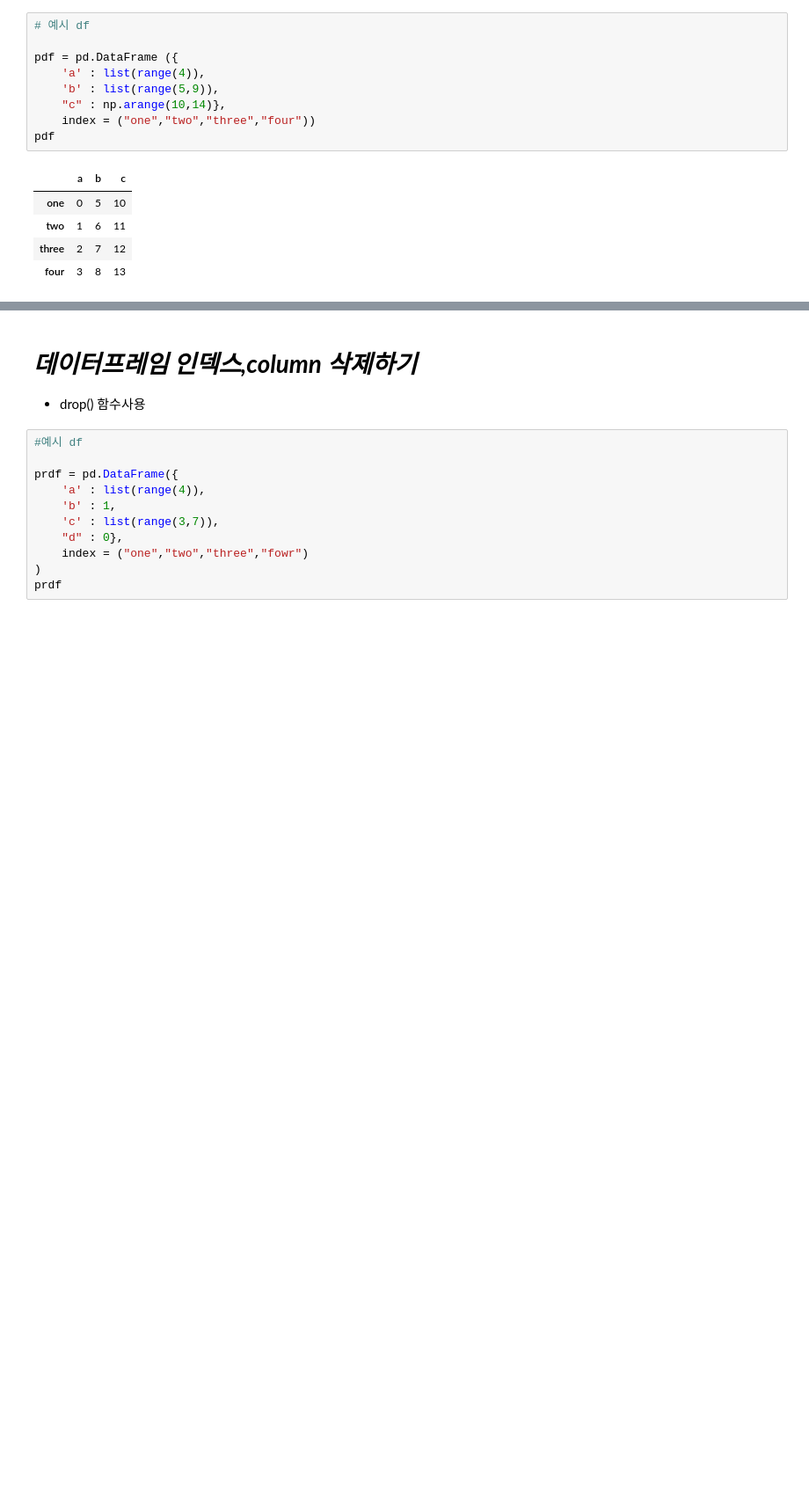
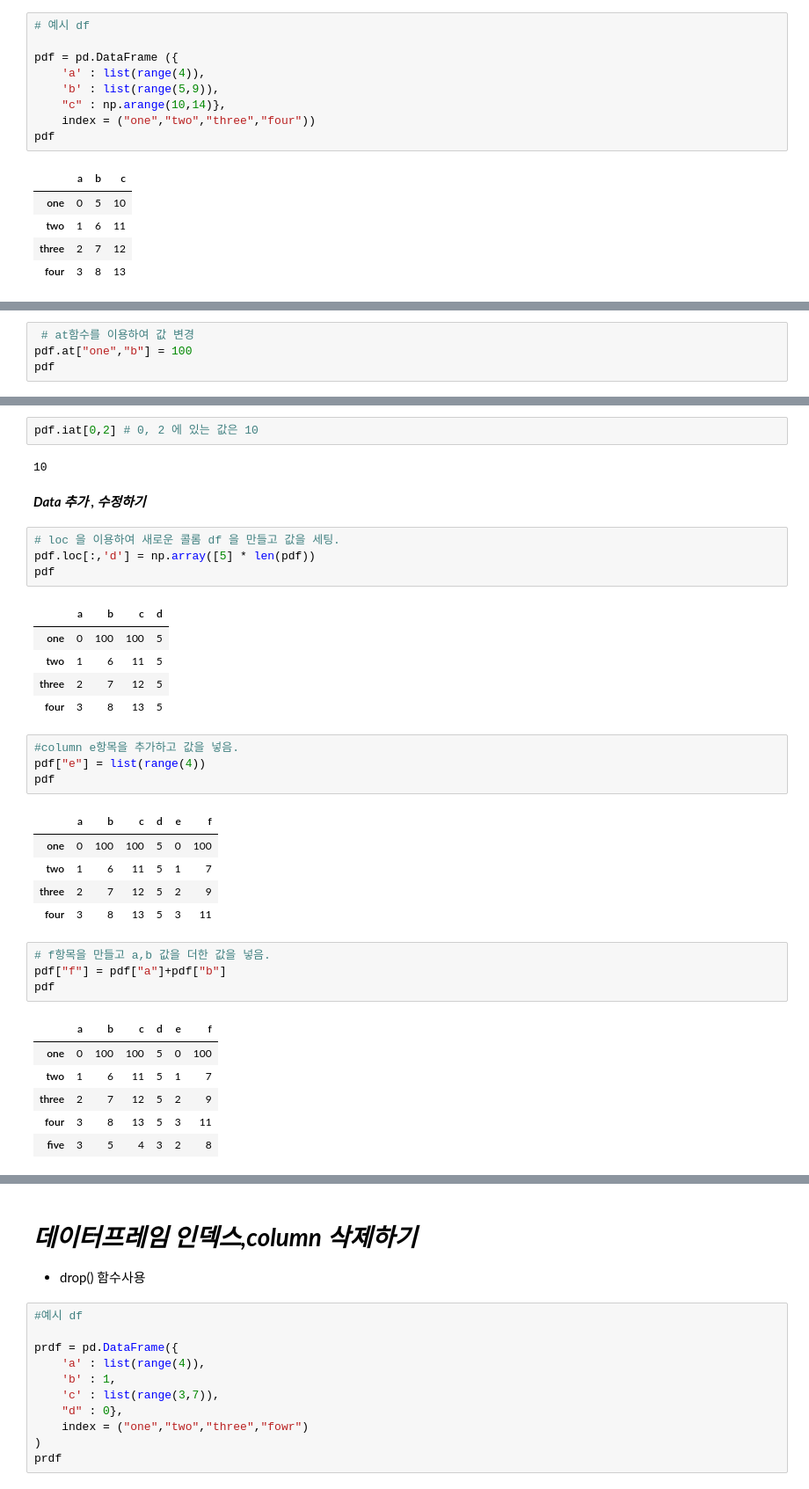
Before and after one commit to rlfwo93/machine-learning, a Jupyter notebook: pandas.ipynb, the cells around one changed output, grey strips where cells are left out. Shown at 88% size. Drawn from its saved outputs; the diff is of its cells as text; blank space fills up the shorter version.

```diff
--- a/pandas.ipynb
+++ b/pandas.ipynb
@@ -344,0 +328,4 @@ pdf
+# %%
+ # at함수를 이용하여 값 변경
+pdf.at["one","b"] = 100
+pdf
@@ -344,0 +338,37 @@ pdf
+# %%
+pdf.iat[0,2] # 0, 2 에 있는 값은 10
+# %% [output]
+10
+# %% [markdown]
+***Data 추가 , 수정하기***
+# %%
+# loc 을 이용하여 새로운 콜롬 df 을 만들고 값을 세팅.
+pdf.loc[:,'d'] = np.array([5] * len(pdf))
+pdf
+# %% [output]
+|  | a | b | c | d |
+| one | 0 | 100 | 100 | 5 |
+| two | 1 | 6 | 11 | 5 |
+| three | 2 | 7 | 12 | 5 |
+| four | 3 | 8 | 13 | 5 |
+# %%
+#column e항목을 추가하고 값을 넣음.
+pdf["e"] = list(range(4))
+pdf
+# %% [output]
+|  | a | b | c | d | e | f |
+| one | 0 | 100 | 100 | 5 | 0 | 100 |
+| two | 1 | 6 | 11 | 5 | 1 | 7 |
+| three | 2 | 7 | 12 | 5 | 2 | 9 |
+| four | 3 | 8 | 13 | 5 | 3 | 11 |
+# %%
+# f항목을 만들고 a,b 값을 더한 값을 넣음.
+pdf["f"] = pdf["a"]+pdf["b"]
+pdf
+# %% [output]
+|  | a | b | c | d | e | f |
+| one | 0 | 100 | 100 | 5 | 0 | 100 |
+| two | 1 | 6 | 11 | 5 | 1 | 7 |
+| three | 2 | 7 | 12 | 5 | 2 | 9 |
+| four | 3 | 8 | 13 | 5 | 3 | 11 |
+| five | 3 | 5 | 4 | 3 | 2 | 8 |
```
Also changed, not shown: parts of 19 cells of this notebook.
